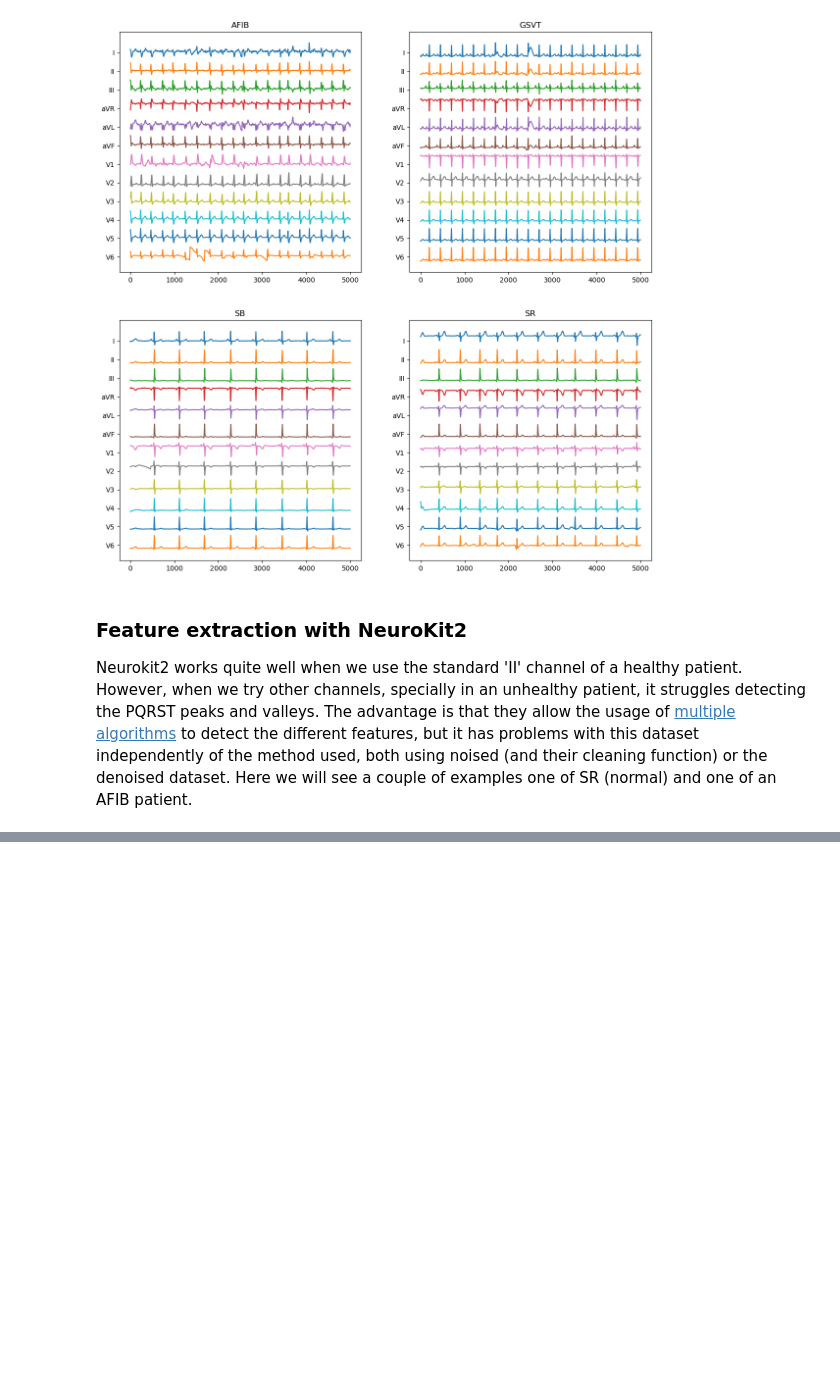
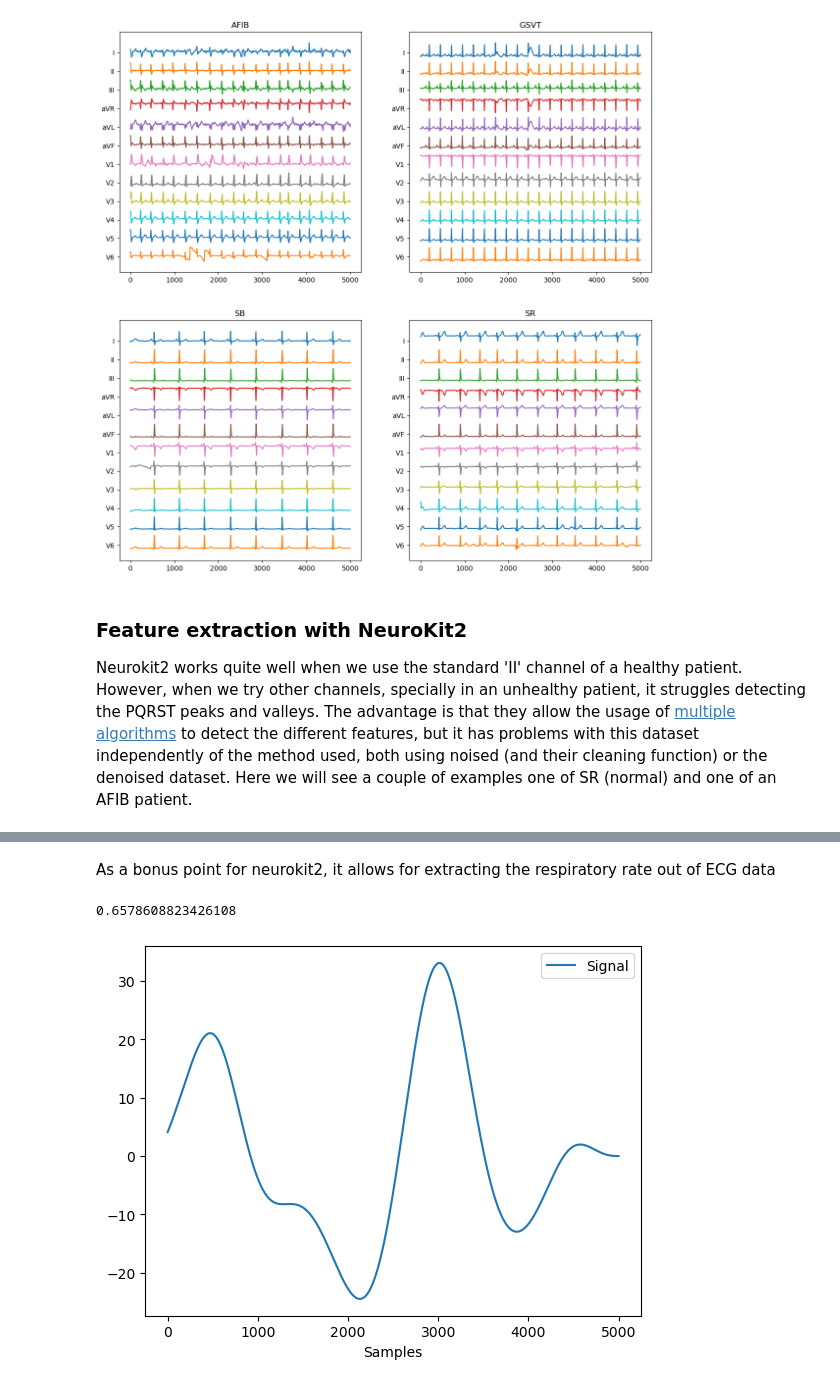
Before and after one commit to franciscodlsb/HeartArrhythmias, a Jupyter notebook: 1. DataPre_Feature_Extraction.ipynb, the cells around one changed output, grey strips where cells are left out. Saved outputs shown, nothing was run; the diff lists cells and outputs as text; code cells hidden in the pictures; blank space fills up the shorter version.

```diff
--- a/1. DataPre_Feature_Extraction.ipynb
+++ b/1. DataPre_Feature_Extraction.ipynb
@@ -376,0 +395,13 @@ Function ECG_Feature to extract all
+# %% [markdown]
+As a bonus point for neurokit2, it allows for extracting the respiratory rate out of ECG data
+# %%
+# Add respiratory
+ecg_rate = nk.ecg_rate(rpeaks, sampling_rate=500, desired_length=len(AFIB['II']))# Compute rate
+edr = nk.ecg_rsp(ecg_rate, sampling_rate=500) # Analyse EDR
+
+# Visual comparison
+nk.signal_plot(edr)
+print(np.mean(edr))
+# %% [output]
+0.6578608823426108
+[figure, added]
```
Also changed, not shown: parts of 25 cells of this notebook, 8 other files.
